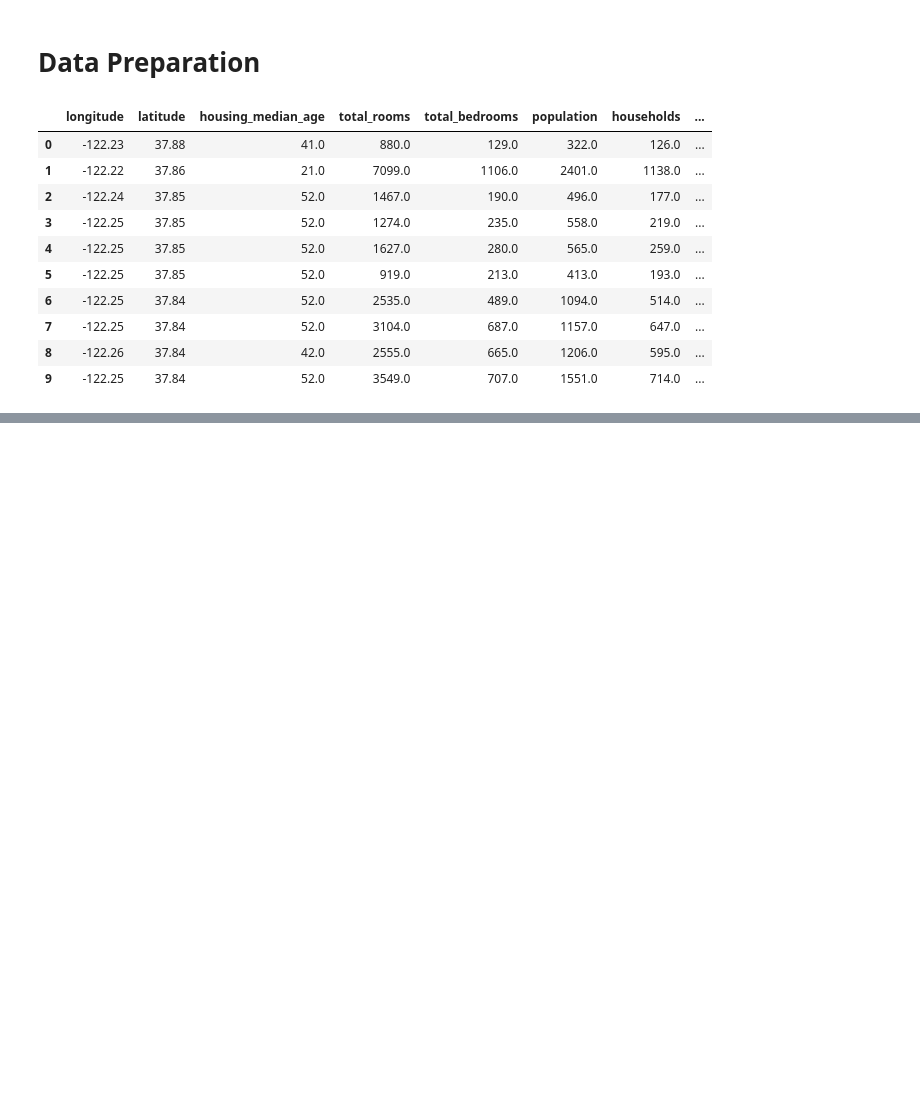
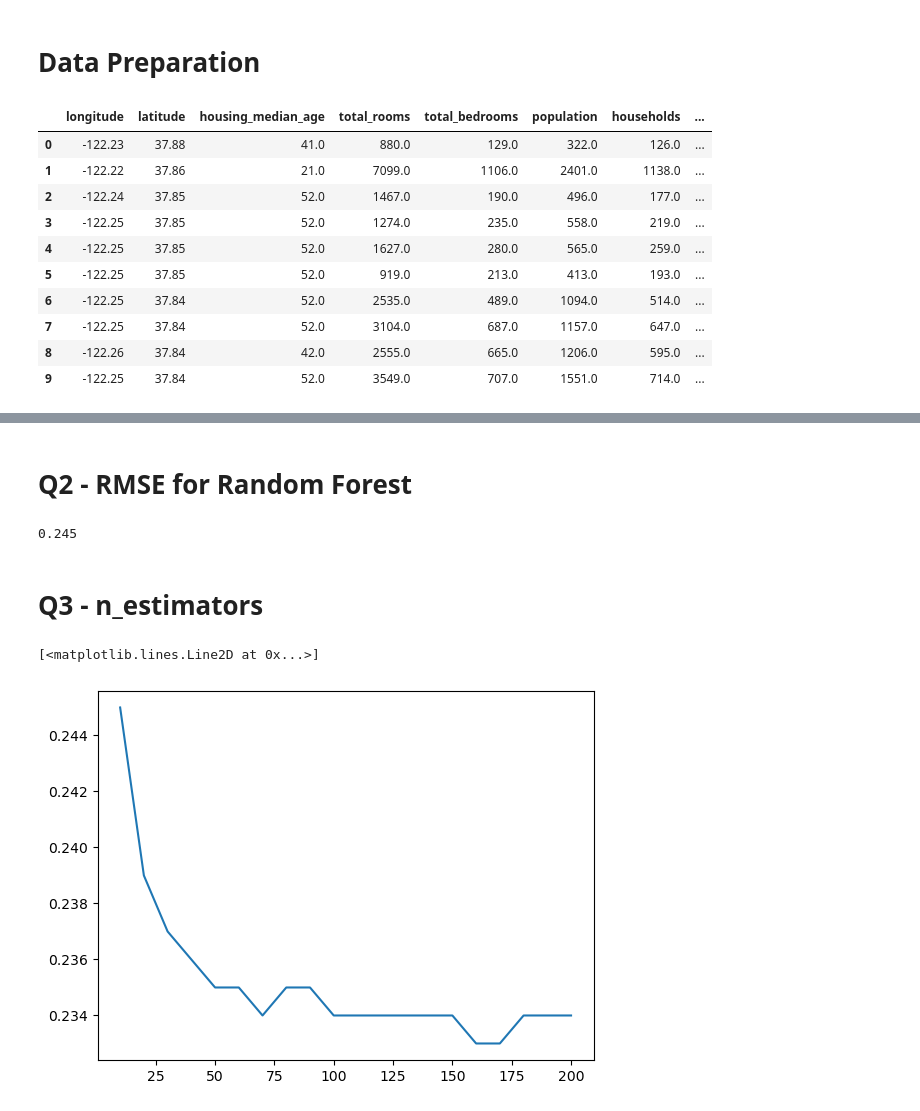
Before and after one commit to Briyas/ML-ZOOMCAMP, a Jupyter notebook: Week6/Homewok_6.ipynb, the cells around one changed output, grey strips where cells are left out. Saved outputs shown, nothing was run; the diff lists cells and outputs as text; code cells hidden in the pictures; blank space fills up the shorter version.

```diff
--- a/Week6/Homewok_6.ipynb
+++ b/Week6/Homewok_6.ipynb
@@ -34,0 +71,4 @@ df.head()
+# %%
+dt = DecisionTreeRegressor(max_depth=1)
+
+dt.fit(X_train, y_train)
@@ -34,0 +84,31 @@ df.head()
+# %% [markdown]
+# Q2 - RMSE for Random Forest
+# %%
+rf = RandomForestRegressor(n_estimators=10, random_state=1, n_jobs=-1)
+
+rf.fit(X_train, y_train)
+
+y_pred = rf.predict(X_val)
+
+np.round(np.sqrt(mean_squared_error(y_val, y_pred)), 3)
+# %% [output]
+0.245
+# %% [markdown]
+# Q3 - n_estimators
+# %%
+scores = []
+
+for n in range(10, 201, 10):
+    rf = RandomForestRegressor(n_estimators=n, random_state=1, n_jobs=-1)
+    rf.fit(X_train, y_train)
+    y_pred = rf.predict(X_val)
+    rmse = np.sqrt(mean_squared_error(y_val, y_pred))
+    scores.append((n, rmse))
+# %%
+df_scores = pd.DataFrame(scores, columns=['n_estimators', 'rmse'])
+df_scores['rmse'] = round(df_scores['rmse'], 3)
+# %%
+plt.plot(df_scores['n_estimators'], df_scores['rmse'])
+# %% [output]
+[<matplotlib.lines.Line2D at 0x...>]
+[figure, added]
```
Also changed, not shown: parts of 24 cells of this notebook.
